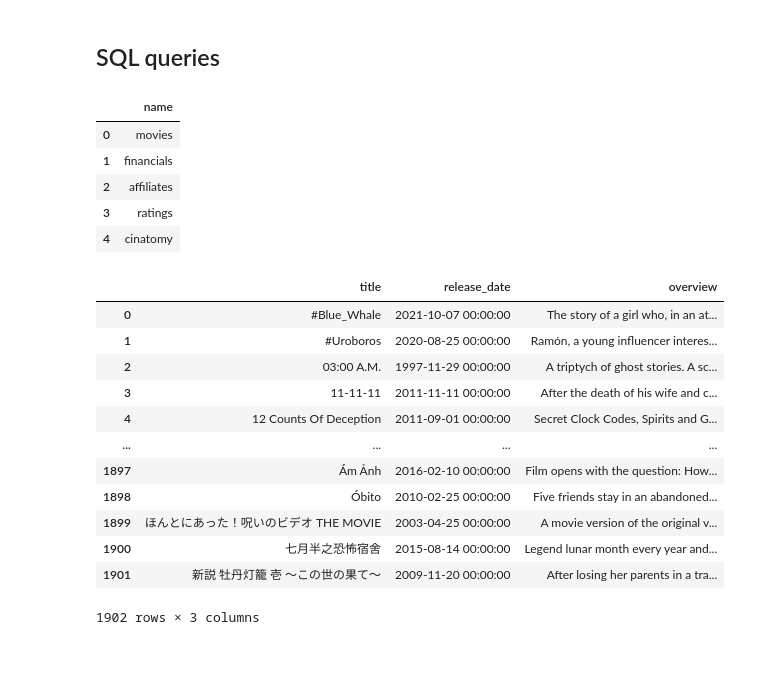
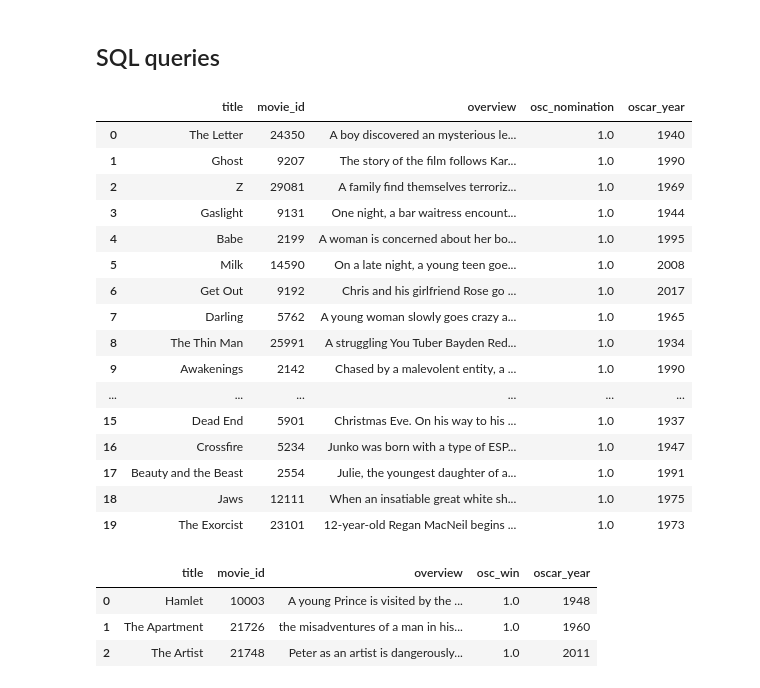
Before and after one commit to JessicaLindsey5514/The_Perfect_Horror_Movie, a Jupyter notebook: Notebooks/perfect_horror_movie.ipynb, the cells around one changed output. Cells and saved outputs as stored; diff of their text form; code cells hidden in the pictures; blank space fills up the shorter version.

```diff
--- a/Notebooks/perfect_horror_movie.ipynb
+++ b/Notebooks/perfect_horror_movie.ipynb
@@ -1723,36 +1734,44 @@ osc_df.head()
 | 4 | A Clockwork Orange | 1 | 0 | 1971 | Stanley Kubrick | 136.0 | 8.3 | In an England of the future, Alex... | ... |
 # %% [markdown]
 ## SQL queries
-# %%
-
-connection = sqlite3.connect('../Data/perfect_movie.db')
-
-pd.read_sql("SELECT name FROM sqlite_master WHERE type='table';", connection)
-# %% [output]
-|  | name |
-| 0 | movies |
-| 1 | financials |
-| 2 | affiliates |
-| 3 | ratings |
-| 4 | cinatomy |
 # %%
-query1 = """
-SELECT movies.title, movies.release_date, movies.overview
+nom_query = """
+SELECT DISTINCT movies.title, movies.movie_id, movies.overview, ratings.osc_nomination, ratings.oscar_year
 FROM movies
-WHERE movies.overview LIKE "%death%";
+JOIN ratings on ratings.movie_id = movies.movie_id
+WHERE movies.movie_genres LIKE "%Horror%" AND ratings.osc_nomination >= 1
+ORDER BY movies.release_date DESC;
 """
-pd.read_sql(query1, connection)
+pd.read_sql(nom_query, connection)
 # %% [output]
-|  | title | release_date | overview |
-| 0 | #Blue_Whale | 2021-10-07 00:00:00 | The story of a girl who, in an at... |
-| 1 | #Uroboros | 2020-08-25 00:00:00 | Ramón, a young influencer interes... |
-| 2 | 03:00 A.M. | 1997-11-29 00:00:00 | A triptych of ghost stories. A sc... |
-| 3 | 11-11-11 | 2011-11-11 00:00:00 | After the death of his wife and c... |
-| 4 | 12 Counts Of Deception | 2011-09-01 00:00:00 | Secret Clock Codes, Spirits and G... |
-| ... | ... | ... | ... |
-| 1897 | Ám Ảnh | 2016-02-10 00:00:00 | Film opens with the question: How... |
-| 1898 | Óbito | 2010-02-25 00:00:00 | Five friends stay in an abandoned... |
-| 1899 | ほんとにあった！呪いのビデオ THE MOVIE | 2003-04-25 00:00:00 | A movie version of the original v... |
-| 1900 | 七月半之恐怖宿舍 | 2015-08-14 00:00:00 | Legend lunar month every year and... |
-| 1901 | 新説 牡丹灯籠 壱 ～この世の果て～ | 2009-11-20 00:00:00 | After losing her parents in a tra... |
+|  | title | movie_id | overview | osc_nomination | oscar_year |
+| 0 | The Letter | 24350 | A boy discovered an mysterious le... | 1.0 | 1940 |
+| 1 | Ghost | 9207 | The story of the film follows Kar... | 1.0 | 1990 |
+| 2 | Z | 29081 | A family find themselves terroriz... | 1.0 | 1969 |
+| 3 | Gaslight | 9131 | One night, a bar waitress encount... | 1.0 | 1944 |
+| 4 | Babe | 2199 | A woman is concerned about her bo... | 1.0 | 1995 |
+| 5 | Milk | 14590 | On a late night, a young teen goe... | 1.0 | 2008 |
+| 6 | Get Out | 9192 | Chris and his girlfriend Rose go ... | 1.0 | 2017 |
+| 7 | Darling | 5762 | A young woman slowly goes crazy a... | 1.0 | 1965 |
+| 8 | The Thin Man | 25991 | A struggling You Tuber Bayden Red... | 1.0 | 1934 |
+| 9 | Awakenings | 2142 | Chased by a malevolent entity, a ... | 1.0 | 1990 |
+| ... | ... | ... | ... | ... | ... |
+| 15 | Dead End | 5901 | Christmas Eve. On his way to his ... | 1.0 | 1937 |
+| 16 | Crossfire | 5234 | Junko was born with a type of ESP... | 1.0 | 1947 |
+| 17 | Beauty and the Beast | 2554 | Julie, the youngest daughter of a... | 1.0 | 1991 |
+| 18 | Jaws | 12111 | When an insatiable great white sh... | 1.0 | 1975 |
+| 19 | The Exorcist | 23101 | 12-year-old Regan MacNeil begins ... | 1.0 | 1973 |
-1902 rows × 3 columns
+# %%
+win_query = """
+SELECT DISTINCT movies.title, movies.movie_id, movies.overview, ratings.osc_win, ratings.oscar_year
+FROM movies
+JOIN ratings on ratings.movie_id = movies.movie_id
+WHERE movies.movie_genres LIKE "%Horror%" AND ratings.osc_win >= 1
+ORDER BY ratings.oscar_year;
+"""
+pd.read_sql(win_query, connection)
+# %% [output]
+|  | title | movie_id | overview | osc_win | oscar_year |
+| 0 | Hamlet | 10003 | A young Prince is visited by the ... | 1.0 | 1948 |
+| 1 | The Apartment | 21726 | the misadventures of a man in his... | 1.0 | 1960 |
+| 2 | The Artist | 21748 | Peter as an artist is dangerously... | 1.0 | 2011 |
```
Also changed, not shown: parts of 17 cells of this notebook, 2 other files.
